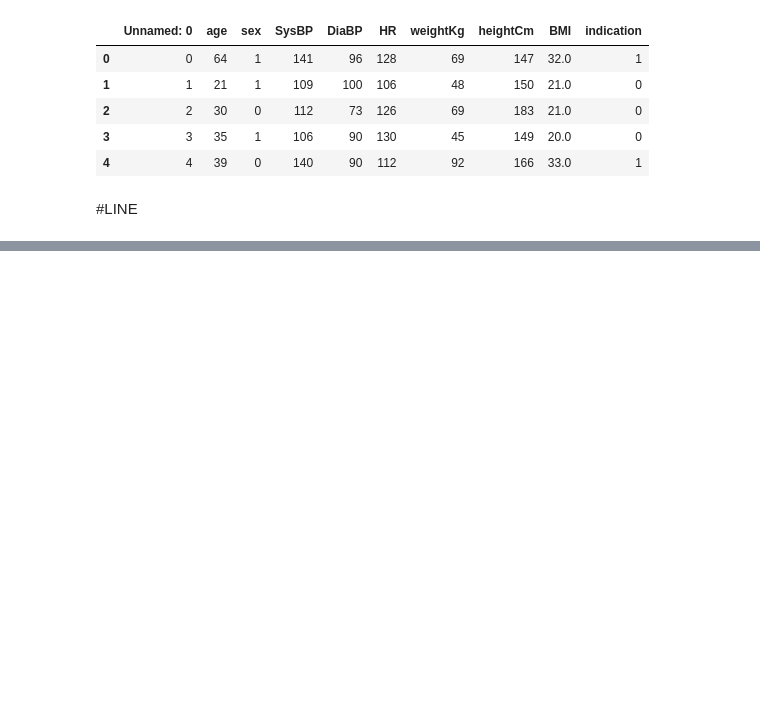
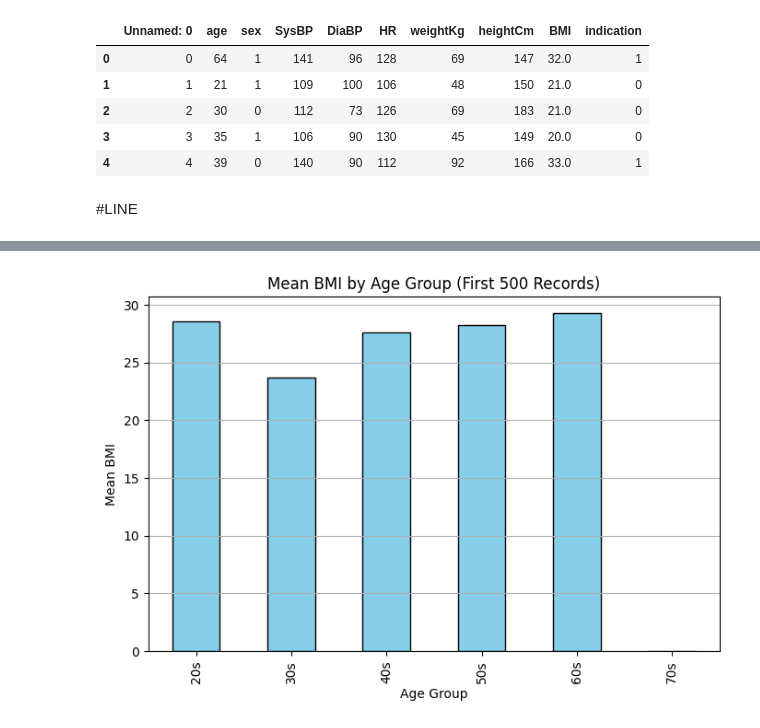
Before and after one commit to Dr-bijay-neupane/code-repository, a Jupyter notebook: fundamental of datascience/Assignment.ipynb, the cells around one changed output, grey strips where cells are left out. Drawn from its saved outputs; the diff is of its cells as text; code cells hidden in the pictures; blank space fills up the shorter version.

```diff
--- a/fundamental of datascience/Assignment.ipynb
+++ b/fundamental of datascience/Assignment.ipynb
@@ -31,0 +51,20 @@ From the above line graph between Age and Systolic Blood pressure, we can see th
+# %%
+
+df_first500 = df.head(60).copy()
+
+df_first500["age_group"] = pd.cut(df_first500["age"],
+                                  bins=range(20, 90, 10),
+                                  labels=[f"{i}s" for i in range(20, 80, 10)])
+
+age_bmi_means = df_first500.groupby("age_group", observed=False)["BMI"].mean()
+
+plt.figure(figsize=(8,5))
+age_bmi_means.plot(kind="bar", color="skyblue", edgecolor="black")
+
+plt.xlabel("Age Group")
+plt.ylabel("Mean BMI")
+plt.title("Mean BMI by Age Group (First 500 Records)")
+plt.grid(axis="y")
+plt.show()
+# %% [output]
+[figure, added]
```
Also changed, not shown: parts of 6 cells of this notebook.
